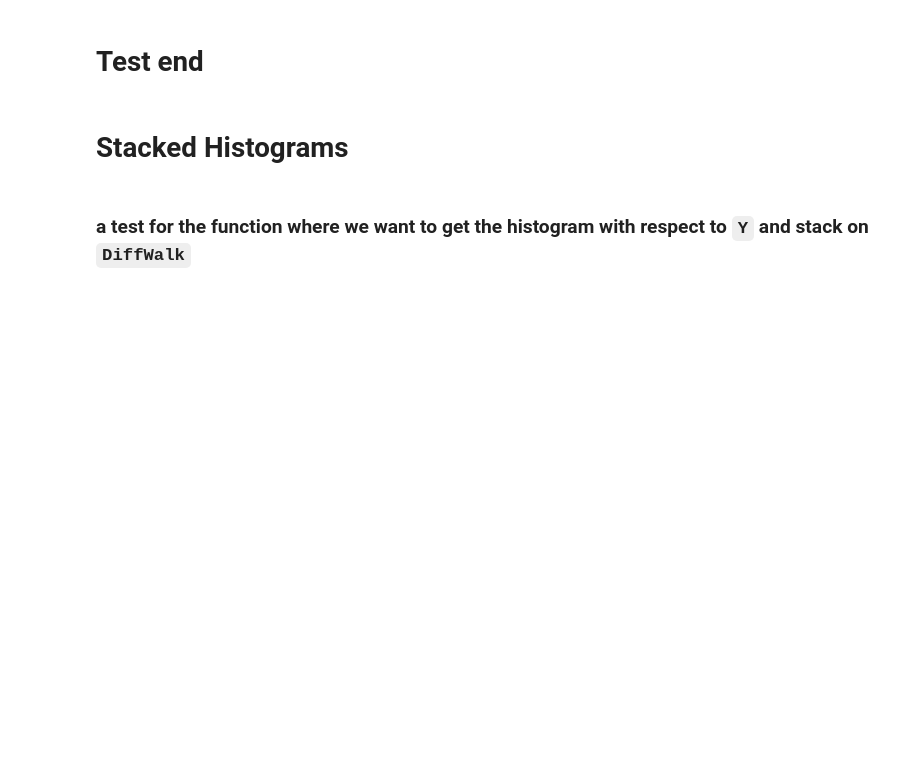
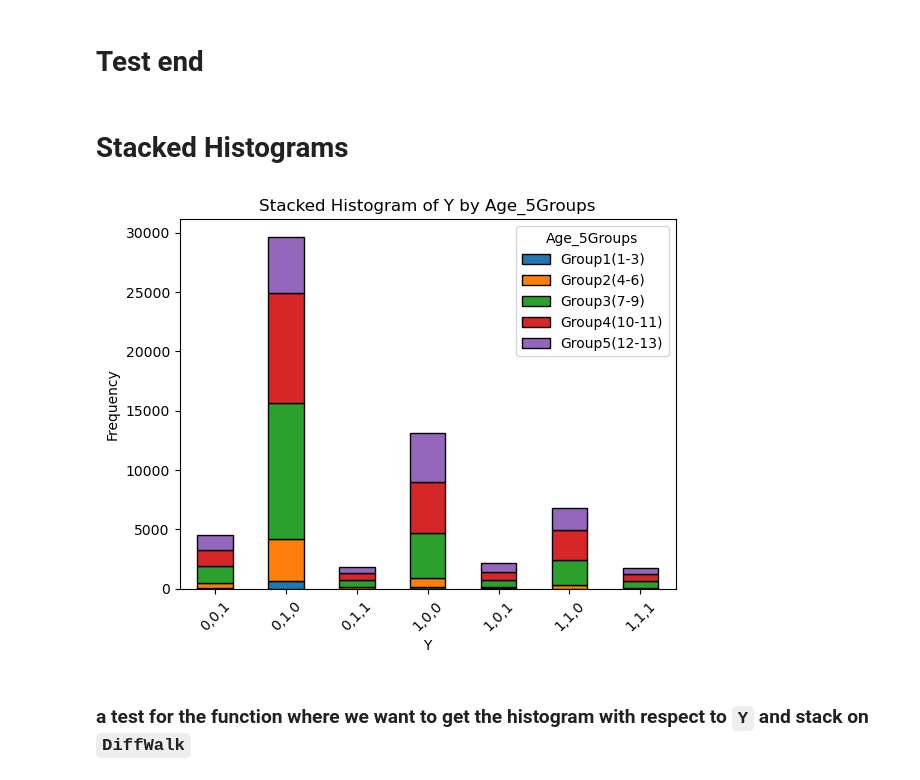
Before and after one commit to hubao666/Data-Analysis-for-BRFSS2015-Data, a Jupyter notebook: mid_proj.ipynb, the cells around one changed output. Saved outputs shown, nothing was run; the diff lists cells and outputs as text; code cells hidden in the pictures; blank space fills up the shorter version.

Commit message:
remove column Y form the excluded columns on histograms

```diff
--- a/mid_proj.ipynb
+++ b/mid_proj.ipynb
@@ -131,6 +131,10 @@ def stacked_hist(df, x_var, stack_var, drop_Y000=False):
     plt.title('Stacked Histogram of ' + x_var + ' by ' + stack_var)
     plt.xticks(rotation=45)
     plt.show()
+# %%
+stacked_hist(df, 'Y', 'Age_5Groups', True)
+# %% [output]
+[figure, added]
 # %% [markdown]
 ### a test for the function where we want to get the histogram with respect to `Y` and stack on `DiffWalk`
 # %%
```
Also changed, not shown: parts of 1 cell of this notebook.
